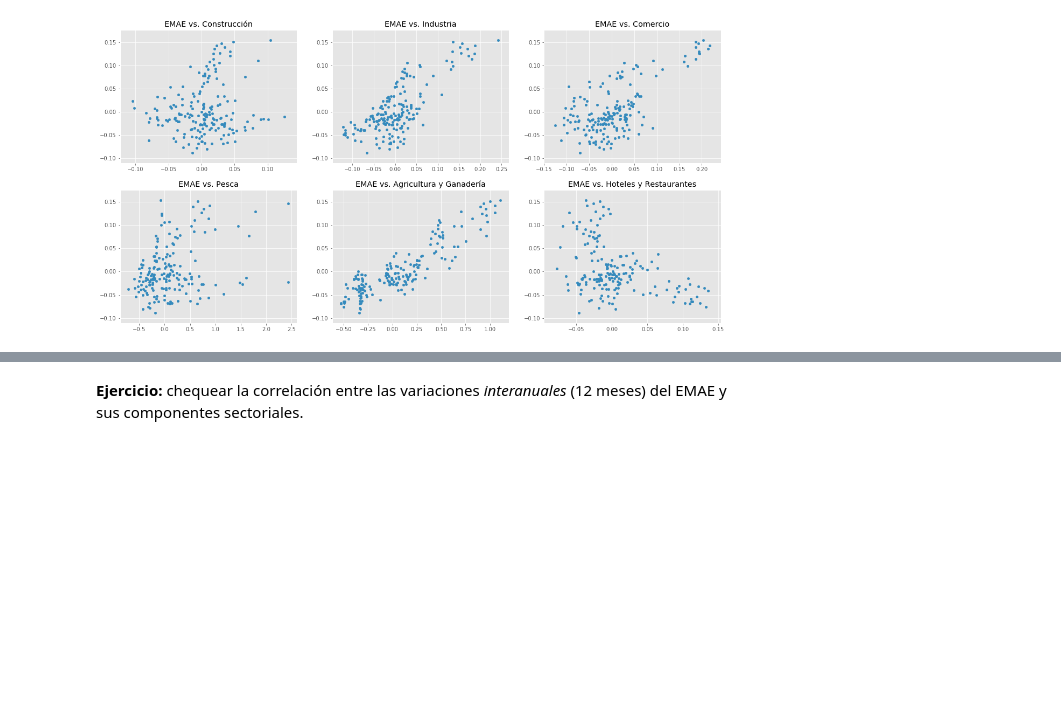
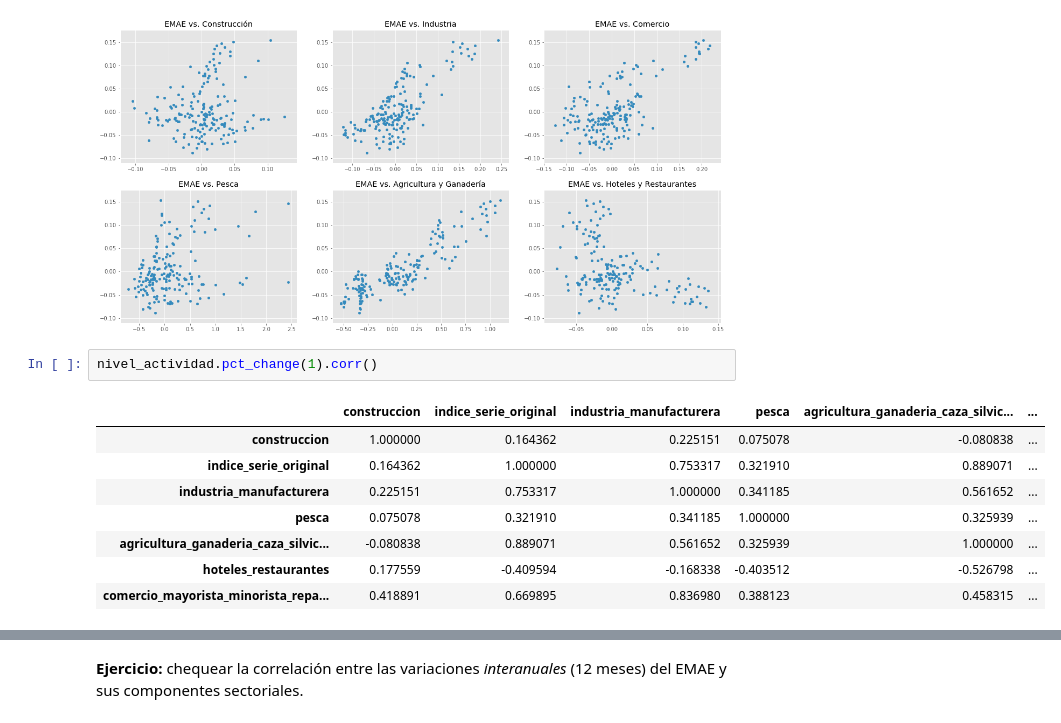
Before and after one commit to abenassi/analisis-datos-python, a Jupyter notebook: 2A-series-tiempo.ipynb, the cells around one changed output, grey strips where cells are left out. Cells and saved outputs as stored; diff of their text form; blank space fills up the shorter version.

```diff
--- a/2A-series-tiempo.ipynb
+++ b/2A-series-tiempo.ipynb
@@ -250,3 +268,14 @@ array([[<matplotlib.axes._subplots.AxesSubplot object at 0x...>,
         <matplotlib.axes._subplots.AxesSubplot object at 0x...>]],
       dtype=object)
 [figure]
+# %%
+nivel_actividad.pct_change(1).corr()
+# %% [output]
+|  | construccion | indice_serie_original | industria_manufacturera | pesca | agricultura_ganaderia_caza_silvic... | ... |
+| construccion | 1.000000 | 0.164362 | 0.225151 | 0.075078 | -0.080838 | ... |
+| indice_serie_original | 0.164362 | 1.000000 | 0.753317 | 0.321910 | 0.889071 | ... |
+| industria_manufacturera | 0.225151 | 0.753317 | 1.000000 | 0.341185 | 0.561652 | ... |
+| pesca | 0.075078 | 0.321910 | 0.341185 | 1.000000 | 0.325939 | ... |
+| agricultura_ganaderia_caza_silvic... | -0.080838 | 0.889071 | 0.561652 | 0.325939 | 1.000000 | ... |
+| hoteles_restaurantes | 0.177559 | -0.409594 | -0.168338 | -0.403512 | -0.526798 | ... |
+| comercio_mayorista_minorista_repa... | 0.418891 | 0.669895 | 0.836980 | 0.388123 | 0.458315 | ... |
```
Also changed, not shown: parts of 7 cells of this notebook.
